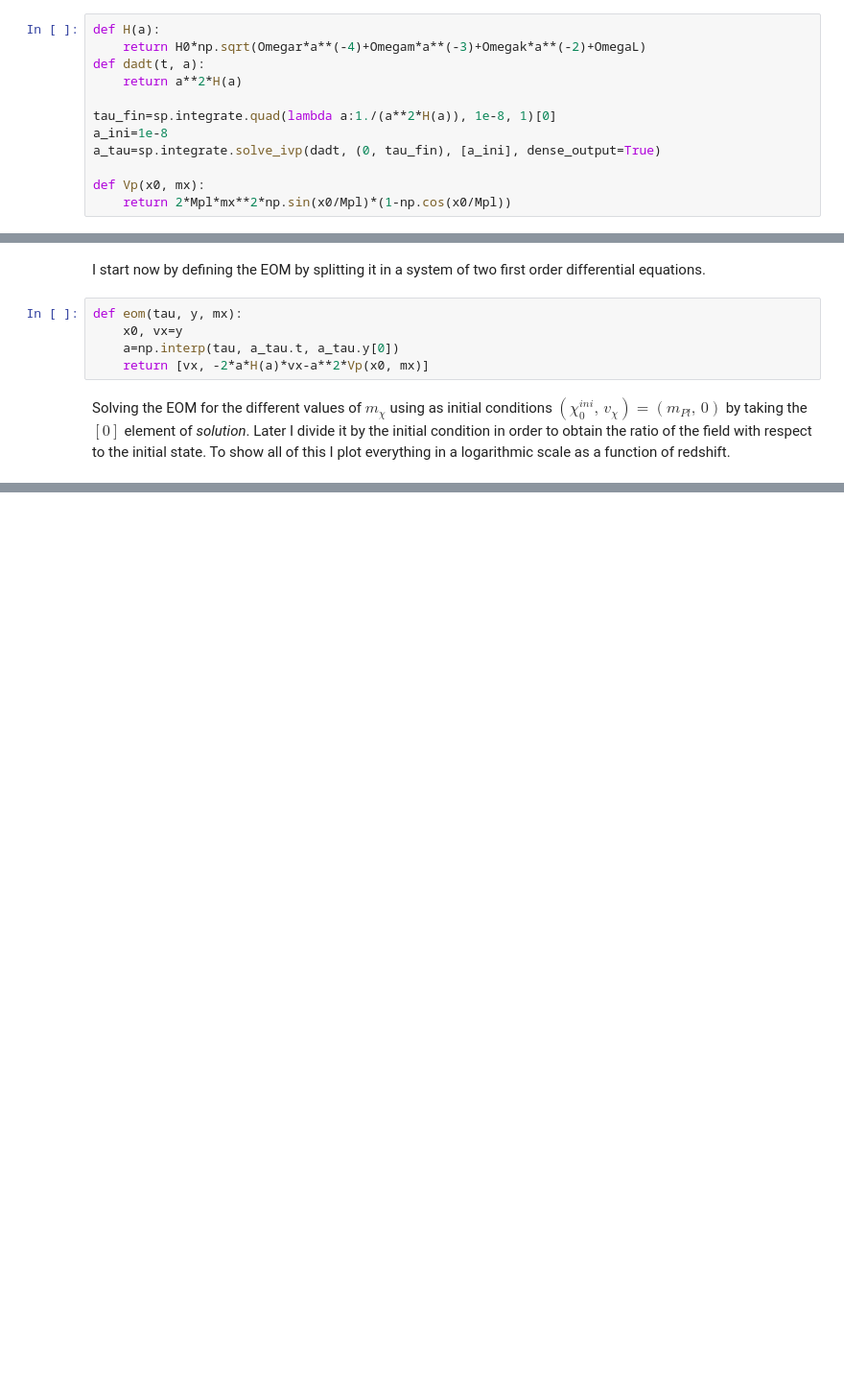
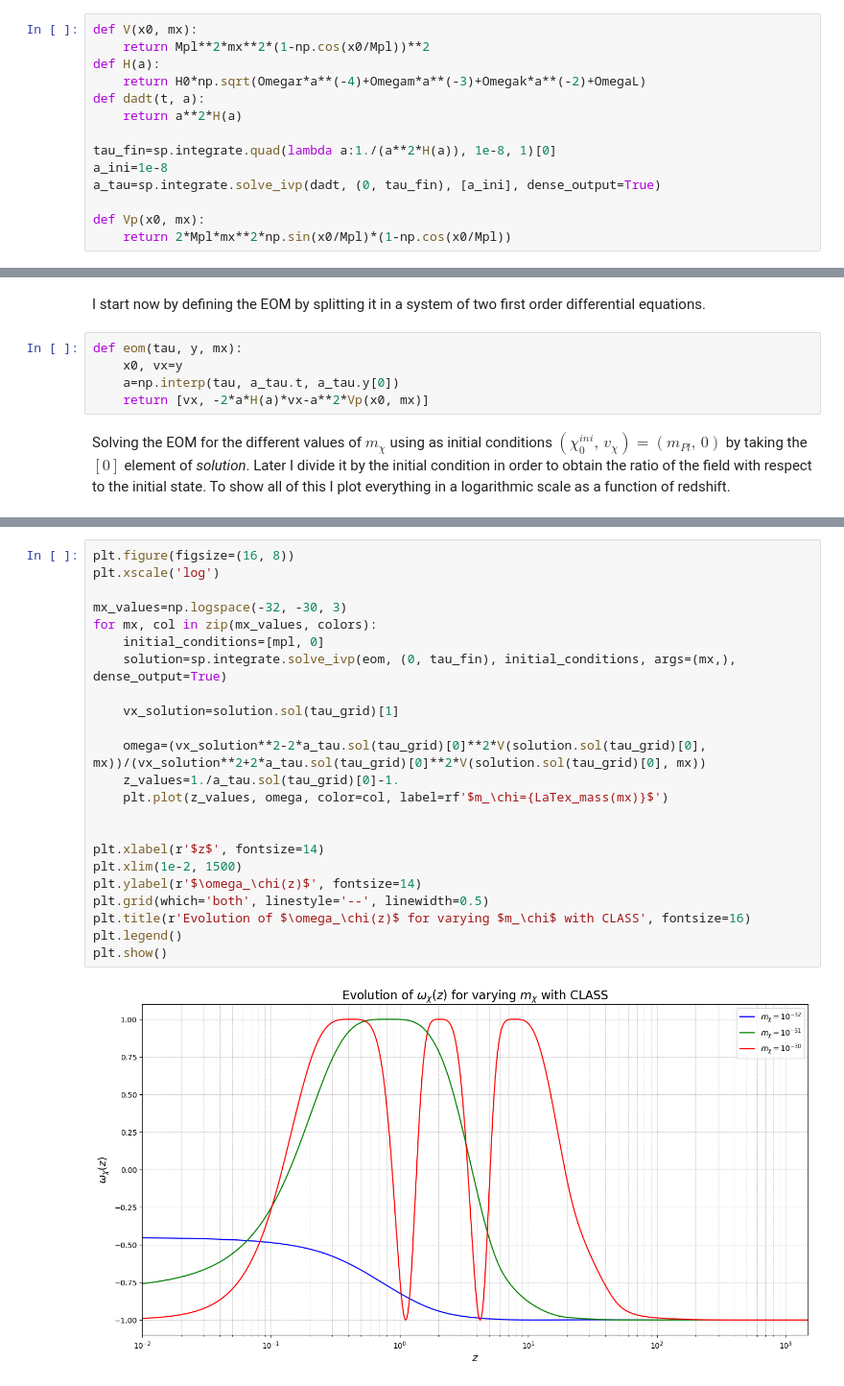
Before and after one commit to nicolobadinelli/coding, a Jupyter notebook: Background evolution.ipynb, the cells around one changed output, grey strips where cells are left out. Shown at 96% size. Drawn from its saved outputs; the diff is of its cells as text; blank space fills up the shorter version.

```diff
--- a/Background evolution.ipynb
+++ b/Background evolution.ipynb
@@ -21,6 +21,8 @@ mpl=Mpl/np.sqrt(8*np.pi)
 # %% [markdown]
 Then I wrote two functions for $H(a)$ and $\frac{da}{d\tau}$. The first to explicit the dependece of $H$ on $a(\tau)$ and the cosmological parameters. The second to find, through a numerical integration, the final value of $\tau$ that will be necessary to solve numerically the differential equation in the next line. The solution will be the function $a(\tau)$. Last, I compute the derivative of the potential $$V(\chi_0)=m_\chi ^2 M_{pl}^2 \left[1-\cos\left(\frac{\chi_0}{M_{pl}}\right)\right]^2\, .$$ These three functions ($H(a)$, $a(\tau)$ and $\frac{dV}{d\chi_0})$ will be necessary to find the solution of the EOM.
 # %%
+def V(x0, mx):
+    return Mpl**2*mx**2*(1-np.cos(x0/Mpl))**2
 def H(a):
     return H0*np.sqrt(Omegar*a**(-4)+Omegam*a**(-3)+Omegak*a**(-2)+OmegaL)
 def dadt(t, a):
@@ -76,0 +82,25 @@ plt.show()
+# %%
+plt.figure(figsize=(16, 8))
+plt.xscale('log')
+
+mx_values=np.logspace(-32, -30, 3)
+for mx, col in zip(mx_values, colors):
+    initial_conditions=[mpl, 0]
+    solution=sp.integrate.solve_ivp(eom, (0, tau_fin), initial_conditions, args=(mx,), dense_output=True)
+
+    vx_solution=solution.sol(tau_grid)[1]
+
+    omega=(vx_solution**2-2*a_tau.sol(tau_grid)[0]**2*V(solution.sol(tau_grid)[0], mx))/(vx_solution**2+2*a_tau.sol(tau_grid)[0]**2*V(solution.sol(tau_grid)[0], mx))
+    z_values=1./a_tau.sol(tau_grid)[0]-1.
+    plt.plot(z_values, omega, color=col, label=rf'$m_\chi={LaTex_mass(mx)}$')
+
+
+plt.xlabel(r'$z$', fontsize=14)
+plt.xlim(1e-2, 1500)
+plt.ylabel(r'$\omega_\chi(z)$', fontsize=14)
+plt.grid(which='both', linestyle='--', linewidth=0.5)
+plt.title(r'Evolution of $\omega_\chi(z)$ for varying $m_\chi$ with CLASS', fontsize=16)
+plt.legend()
+plt.show()
+# %% [output]
+[figure, added]
```
Also changed, not shown: parts of 2 cells of this notebook, 1 other file.
